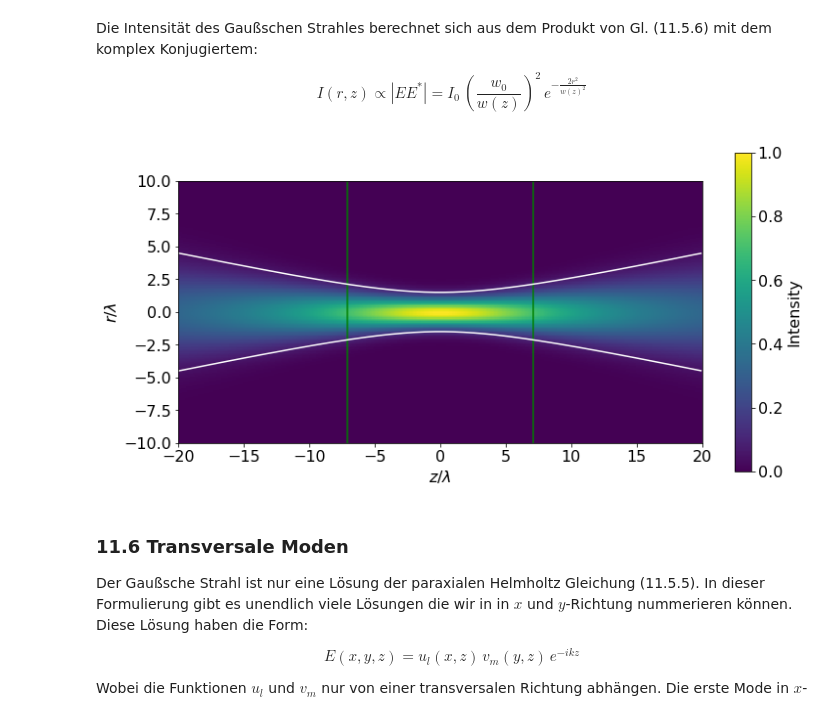
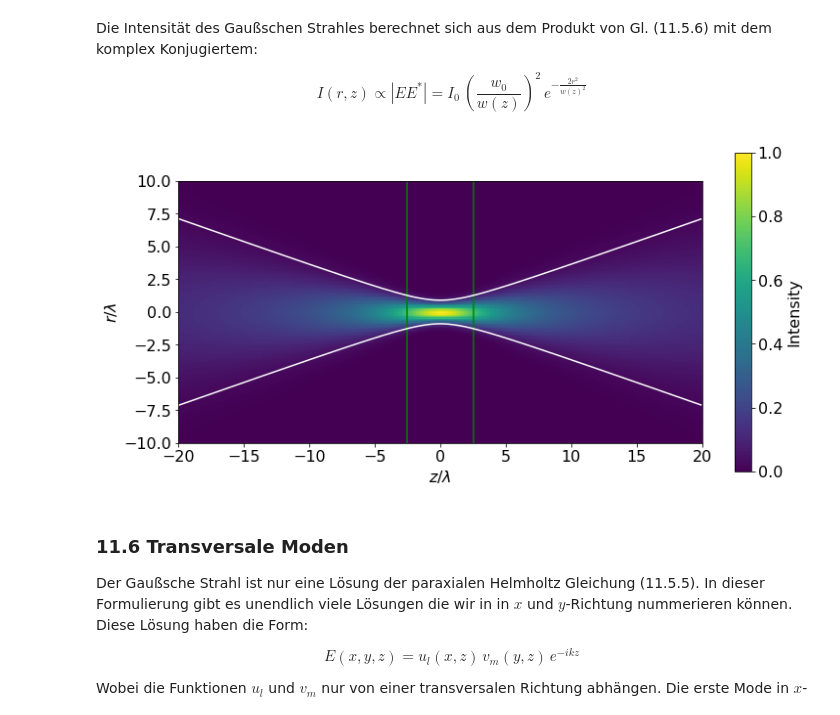
Before and after one commit to cdohl/optik, a Jupyter notebook: 11.ipynb, the cells around one changed output. Drawn from its saved outputs; the diff is of its cells as text; code cells hidden in the pictures.

```diff
--- a/11.ipynb
+++ b/11.ipynb
@@ -298,35 +302,35 @@ $$
 import numpy as np
 import matplotlib.pyplot as plt
 import matplotlib
 font = {'size' : 16}
 matplotlib.rc('font', **font)
 
 xl=10
 zl=20
 x = np.arange(-xl, xl, 0.1)
 z = np.arange(-zl, zl, 0.1)
 xx, zz = np.meshgrid(x, z)
 r=xx
-w0=1.5
+w0=.9
 z0=2*np.pi*w0**2/2.
 w=w0*np.sqrt(1+(zz/z0)**2)
 I=w0/w*np.exp(-2*(r/w)**2)
 
 plt.figure(figsize=(12,6))
 plt.imshow(I.transpose(),extent=[-zl, zl, -xl, xl])
 plt.xlabel('$z/\lambda$')
 plt.ylabel('$r/\lambda$')
 ax=plt.gca()
 ax.set_aspect('equal', 'box')
 
 plt.plot([z0,z0],[-xl, xl],'g')
 plt.plot([-z0,-z0],[-xl, xl],'g')
 plt.plot(z,w0*np.sqrt(1+(z/z0)**2),'w')
 plt.plot(z,-w0*np.sqrt(1+(z/z0)**2),'w')
 cbar = plt.colorbar()
 cbar.set_label('Intensity')
 # %% [output]
-[figure, old version]
+[figure, new version]
 # %% [markdown]
 ### 11.6 Transversale Moden
 
```
Also changed, not shown: parts of 2 cells of this notebook, 1 other file.
